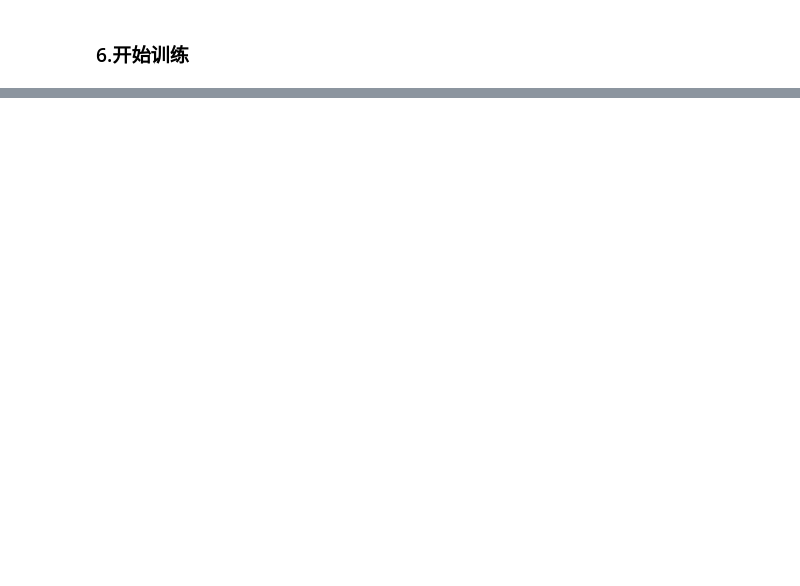
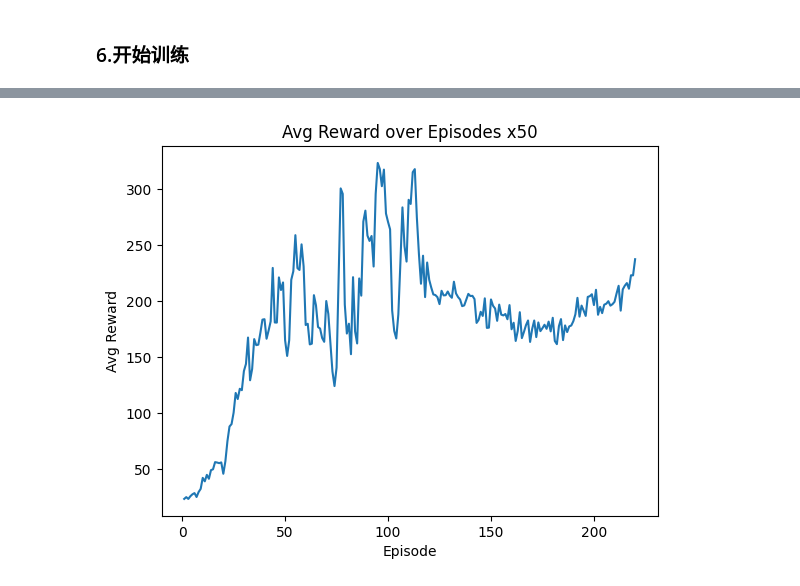
Before and after one commit to Raytto/my_ml_study, a Jupyter notebook: pg_study/s1_base_reinforce.ipynb, the cells around one changed output, grey strips where cells are left out. Drawn from its saved outputs; the diff is of its cells as text; code cells hidden in the pictures; blank space fills up the shorter version.

```diff
--- a/pg_study/s1_base_reinforce.ipynb
+++ b/pg_study/s1_base_reinforce.ipynb
@@ -26,13 +28,15 @@ env.step(0)
 class PolicyNetwork(nn.Module):
     def __init__(self, input_dim, output_dim):
         super(PolicyNetwork, self).__init__()
-        self.fc1 = nn.Linear(input_dim, 128)   # 隐藏层
-        self.fc2 = nn.Linear(128, output_dim)  # 输出动作概率
-        self.device = torch.device("cuda" if torch.cuda.is_available() else "cpu")
+        self.fc1 = nn.Linear(input_dim, 128)
+        self.fc2 = nn.Linear(128, 128)   # 隐藏层
+        self.fc3 = nn.Linear(128, output_dim)  # 输出动作概率
+        self.device = T.device("cuda" if T.cuda.is_available() else "cpu")
         self.to(self.device)
 
     def forward(self, x):
-        x = torch.tensor(x, dtype=torch.float32).to(self.device)
-        x = torch.relu(self.fc1(x))
-        x = torch.softmax(self.fc2(x), dim=-1)
-        return x
+        x = T.tensor(x, dtype=T.float32).to(self.device)
+        layer1 = T.relu(self.fc1(x))
+        layer2 = T.relu(self.fc2(layer1))
+        p = T.softmax(self.fc3(layer2), dim=-1)
+        return p
@@ -72,5 +59,22 @@ env = gym.make('CartPole-v1')
 input_dim = env.observation_space.shape[0]  # 输入维度
 output_dim = env.action_space.n             # 输出维度
 policy_net = PolicyNetwork(input_dim, output_dim)
-optimizer = optim.Adam(policy_net.parameters(), lr=0.01)
-gamma = 0.99  # 折扣因子
+optimizer = optim.AdamW(policy_net.parameters(), lr=0.00001)
+gamma = 0.9  # 折扣因子
+avg_episode = 50
+save_episode = 500
+print_episode = 100
+
+# 学习进度保存路径
+model_path = "./save/s1_policy_net.pth"
+avg_path = "./save/s1_avg_rewards.pth"
+# %%
+avg_rewards = []
+
+continue_train = True
+if continue_train:
+    policy_net.load_state_dict(T.load(model_path))
+    policy_net.to(policy_net.device)
+    with open(avg_path, "rb") as f:
+        avg_rewards = pickle.load(f)
+len(avg_rewards)
@@ -124,0 +160,10 @@ for episode in range(num_episodes):
+# %%
+import matplotlib.pyplot as plt
+# 绘制得分变化图
+plt.plot(range(1, len(avg_rewards) + 1), avg_rewards)
+plt.xlabel('Episode')
+plt.ylabel('Avg Reward')
+plt.title(f'Avg Reward over Episodes x{avg_episode}')
+plt.show()
+# %% [output]
+[figure, added]
```
Also changed, not shown: parts of 6 cells of this notebook, 9 other files.
